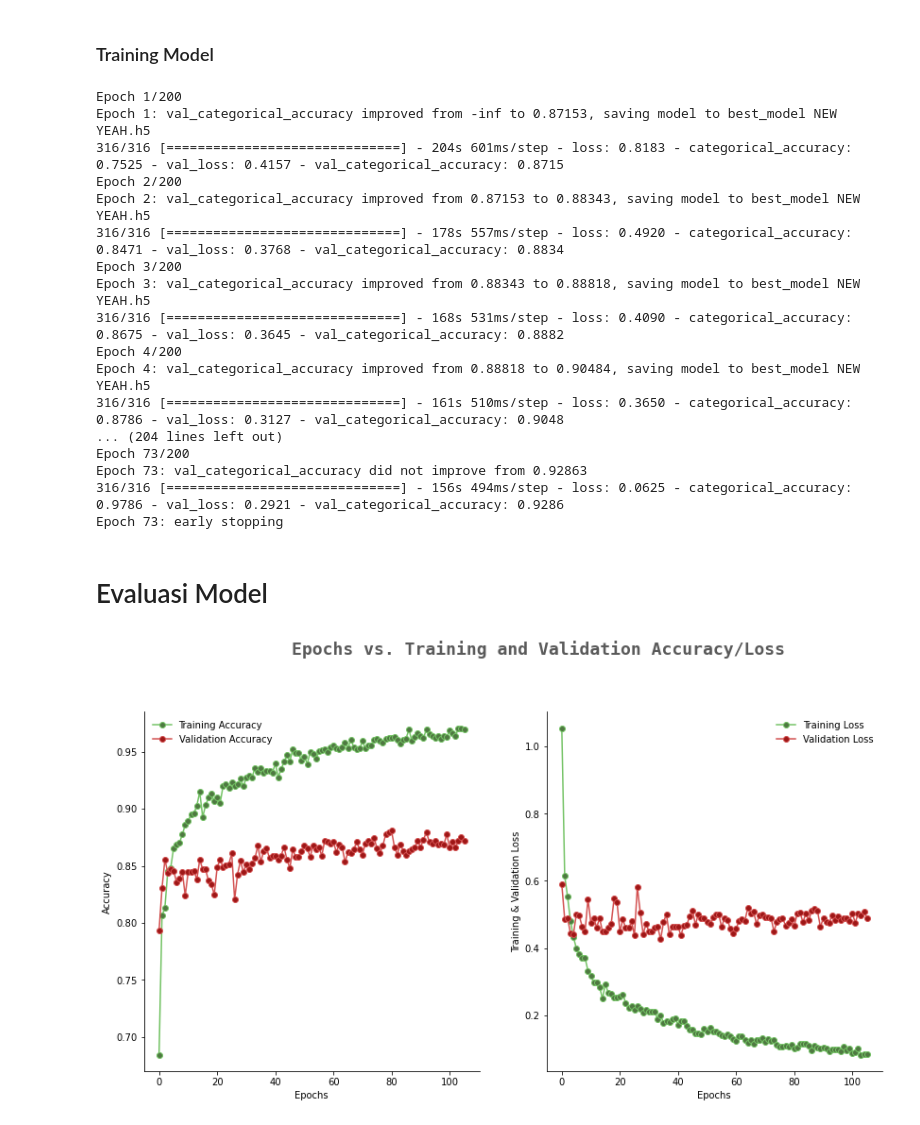
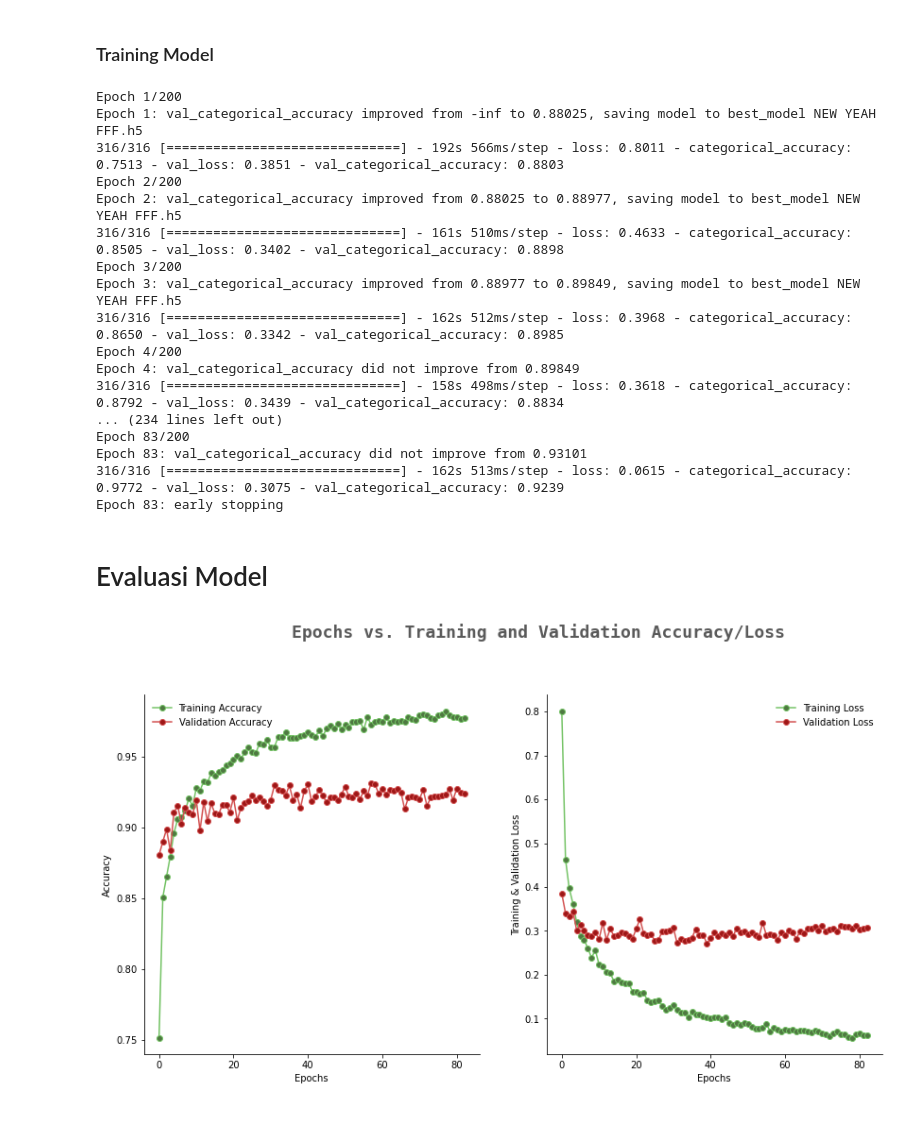
Before and after one commit to FluffHound/Fashion-Classification-DatMin, a Jupyter notebook: Model DL.ipynb, the cells around one changed output. Cells and saved outputs as stored; diff of their text form; code cells hidden in the pictures.

Commit message:
DL model
Add final DL model and removed rubbish assets

```diff
--- a/Model DL.ipynb
+++ b/Model DL.ipynb
@@ -264,7 +280,7 @@ inceptionv3.compile(optimizer=tf.keras.optimizers.Adam(lr_schedule),  # Very slo
 # %%
 # simple early stopping
 es = EarlyStopping(monitor='val_categorical_accuracy', mode='max', verbose=1, patience=25)
-mc = ModelCheckpoint('best_model NEW YEAH.h5', monitor='val_categorical_accuracy', mode='max', verbose=1, save_best_only=True)
+mc = ModelCheckpoint('best_model.h5', monitor='val_categorical_accuracy', mode='max', verbose=1, save_best_only=True)
 # %%
 tf.debugging.set_log_device_placement(True)
 
@@ -281,58 +297,58 @@ inception_history = inceptionv3.fit(train_generator,
 # print("Accuracy: %.2f%%" % (scores[1]*100))
 # %% [output]
 Epoch 1/200
-Epoch 1: val_categorical_accuracy improved from -inf to 0.87153, saving model to best_model NEW YEAH.h5
-316/316 [==============================] - 204s 601ms/step - loss: 0.8183 - categorical_accuracy: 0.7525 - val_loss: 0.4157 - val_categorical_accuracy: 0.8715
+Epoch 1: val_categorical_accuracy improved from -inf to 0.88025, saving model to best_model NEW YEAH FFF.h5
+316/316 [==============================] - 192s 566ms/step - loss: 0.8011 - categorical_accuracy: 0.7513 - val_loss: 0.3851 - val_categorical_accuracy: 0.8803
 Epoch 2/200
-Epoch 2: val_categorical_accuracy improved from 0.87153 to 0.88343, saving model to best_model NEW YEAH.h5
-316/316 [==============================] - 178s 557ms/step - loss: 0.4920 - categorical_accuracy: 0.8471 - val_loss: 0.3768 - val_categorical_accuracy: 0.8834
+Epoch 2: val_categorical_accuracy improved from 0.88025 to 0.88977, saving model to best_model NEW YEAH FFF.h5
+316/316 [==============================] - 161s 510ms/step - loss: 0.4633 - categorical_accuracy: 0.8505 - val_loss: 0.3402 - val_categorical_accuracy: 0.8898
 Epoch 3/200
-Epoch 3: val_categorical_accuracy improved from 0.88343 to 0.88818, saving model to best_model NEW YEAH.h5
-316/316 [==============================] - 168s 531ms/step - loss: 0.4090 - categorical_accuracy: 0.8675 - val_loss: 0.3645 - val_categorical_accuracy: 0.8882
+Epoch 3: val_categorical_accuracy improved from 0.88977 to 0.89849, saving model to best_model NEW YEAH FFF.h5
+316/316 [==============================] - 162s 512ms/step - loss: 0.3968 - categorical_accuracy: 0.8650 - val_loss: 0.3342 - val_categorical_accuracy: 0.8985
 Epoch 4/200
-Epoch 4: val_categorical_accuracy improved from 0.88818 to 0.90484, saving model to best_model NEW YEAH.h5
-316/316 [==============================] - 161s 510ms/step - loss: 0.3650 - categorical_accuracy: 0.8786 - val_loss: 0.3127 - val_categorical_accuracy: 0.9048
-... (204 lines left out)
-Epoch 73/200
-Epoch 73: val_categorical_accuracy did not improve from 0.92863
-316/316 [==============================] - 156s 494ms/step - loss: 0.0625 - categorical_accuracy: 0.9786 - val_loss: 0.2921 - val_categorical_accuracy: 0.9286
-Epoch 73: early stopping
+Epoch 4: val_categorical_accuracy did not improve from 0.89849
+316/316 [==============================] - 158s 498ms/step - loss: 0.3618 - categorical_accuracy: 0.8792 - val_loss: 0.3439 - val_categorical_accuracy: 0.8834
+... (234 lines left out)
+Epoch 83/200
+Epoch 83: val_categorical_accuracy did not improve from 0.93101
+316/316 [==============================] - 162s 513ms/step - loss: 0.0615 - categorical_accuracy: 0.9772 - val_loss: 0.3075 - val_categorical_accuracy: 0.9239
+Epoch 83: early stopping
 # %% [markdown]
 # Evaluasi Model
 # %%
-epochs = [i for i in range(106)]
+epochs = [i for i in range(83)]
 fig, ax = plt.subplots(1,2,figsize=(14,7))
 train_acc = inception_history.history['categorical_accuracy']
 train_loss = inception_history.history['loss']
 val_acc = inception_history.history['val_categorical_accuracy']
 val_loss = inception_history.history['val_loss']
 
 #menampilkan judul
 fig.text(s='Epochs vs. Training and Validation Accuracy/Loss',size=18,fontweight='bold',
              fontname='monospace',color=colors_dark[1],y=1,x=0.28,alpha=0.8)
 
 #membuat kurva
 sns.despine()
 ax[0].plot(epochs, train_acc, marker='o',markerfacecolor=colors_green[2],color=colors_green[3],
            label = 'Training Accuracy')
 ax[0].plot(epochs, val_acc, marker='o',markerfacecolor=colors_red[2],color=colors_red[3],
            label = 'Validation Accuracy')
 ax[0].legend(frameon=False)
 ax[0].set_xlabel('Epochs')
 ax[0].set_ylabel('Accuracy')
 
 sns.despine()
 ax[1].plot(epochs, train_loss, marker='o',markerfacecolor=colors_green[2],color=colors_green[3],
            label ='Training Loss')
 ax[1].plot(epochs, val_loss, marker='o',markerfacecolor=colors_red[2],color=colors_red[3],
            label = 'Validation Loss')
 ax[1].legend(frameon=False)
 ax[1].set_xlabel('Epochs')
 ax[1].set_ylabel('Training & Validation Loss')
 
 fig.show()
 # %% [output]
-[figure, old version]
+[figure, new version]
 # %%
 pred = inceptionv3.predict(X_test)
 pred = np.argmax(pred,axis=1)
```
Also changed, not shown: parts of 8 cells of this notebook, 39 other files.
